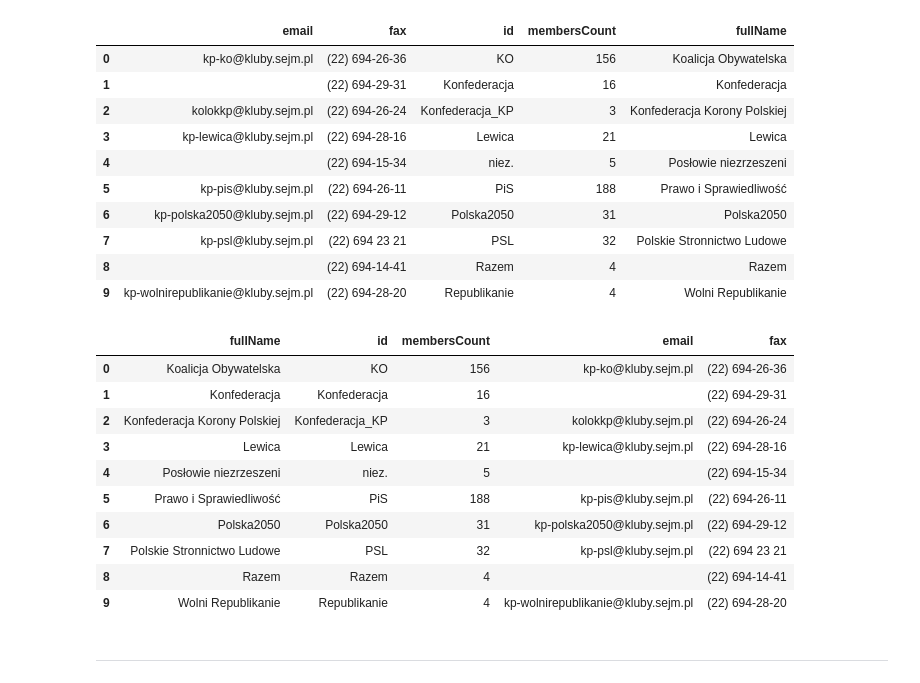
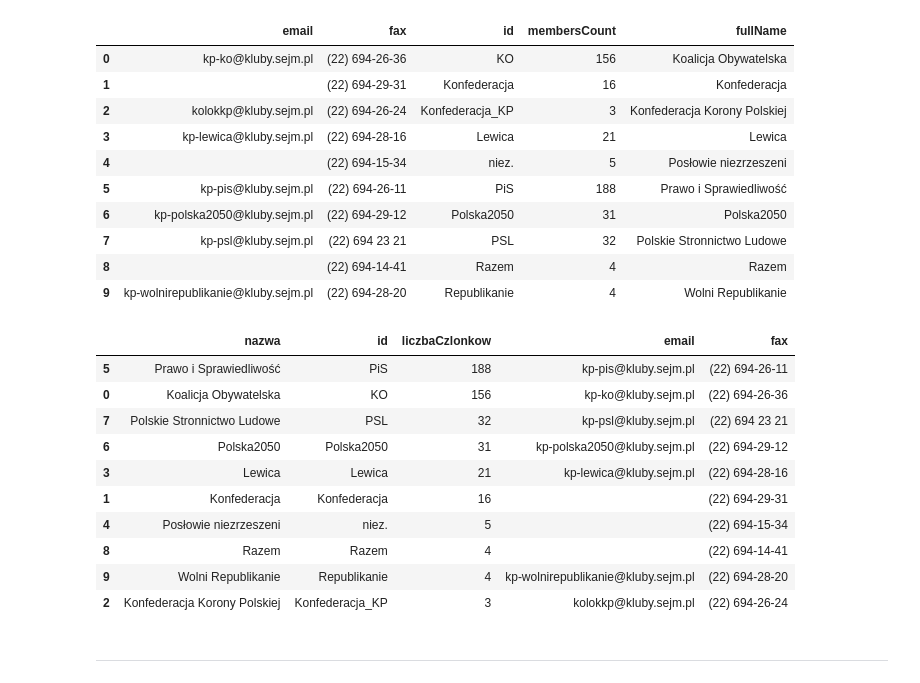
Before and after one commit to stawarzkrzysztof/textMiningLingwistykaSejmowa, a Jupyter notebook: 2dataPreprocessing/dataPreprocessing.ipynb, the cells around one changed output. Drawn from its saved outputs; the diff is of its cells as text; code cells hidden in the pictures.

```diff
--- a/2dataPreprocessing/dataPreprocessing.ipynb
+++ b/2dataPreprocessing/dataPreprocessing.ipynb
@@ -171,19 +178,21 @@ clubs
 | 8 |  | (22) 694-14-41 | Razem | 4 | Razem |
 | 9 | kp-wolnirepublikanie@kluby.sejm.pl | (22) 694-28-20 | Republikanie | 4 | Wolni Republikanie |
 # %%
-clubs.iloc[:, [4, 2, 3, 0, 1]]
+clubs = clubs.iloc[:, [4, 2, 3, 0, 1]].sort_values(by="membersCount", ascending=False).rename({"fullName": "nazwa", "membersCount": "liczbaCzlonkow"}, axis=1)
-# %% [output]
-|  | fullName | id | membersCount | email | fax |
-| 0 | Koalicja Obywatelska | KO | 156 | kp-ko@kluby.sejm.pl | (22) 694-26-36 |
-| 1 | Konfederacja | Konfederacja | 16 |  | (22) 694-29-31 |
-| 2 | Konfederacja Korony Polskiej | Konfederacja_KP | 3 | kolokkp@kluby.sejm.pl | (22) 694-26-24 |
-| 3 | Lewica | Lewica | 21 | kp-lewica@kluby.sejm.pl | (22) 694-28-16 |
-| 4 | Posłowie niezrzeszeni | niez. | 5 |  | (22) 694-15-34 |
-| 5 | Prawo i Sprawiedliwość | PiS | 188 | kp-pis@kluby.sejm.pl | (22) 694-26-11 |
-| 6 | Polska2050 | Polska2050 | 31 | kp-polska2050@kluby.sejm.pl | (22) 694-29-12 |
-| 7 | Polskie Stronnictwo Ludowe | PSL | 32 | kp-psl@kluby.sejm.pl | (22) 694 23 21 |
-| 8 | Razem | Razem | 4 |  | (22) 694-14-41 |
-| 9 | Wolni Republikanie | Republikanie | 4 | kp-wolnirepublikanie@kluby.sejm.pl | (22) 694-28-20 |
+# %%
+clubs
+# %% [output]
+|  | nazwa | id | liczbaCzlonkow | email | fax |
+| 5 | Prawo i Sprawiedliwość | PiS | 188 | kp-pis@kluby.sejm.pl | (22) 694-26-11 |
+| 0 | Koalicja Obywatelska | KO | 156 | kp-ko@kluby.sejm.pl | (22) 694-26-36 |
+| 7 | Polskie Stronnictwo Ludowe | PSL | 32 | kp-psl@kluby.sejm.pl | (22) 694 23 21 |
+| 6 | Polska2050 | Polska2050 | 31 | kp-polska2050@kluby.sejm.pl | (22) 694-29-12 |
+| 3 | Lewica | Lewica | 21 | kp-lewica@kluby.sejm.pl | (22) 694-28-16 |
+| 1 | Konfederacja | Konfederacja | 16 |  | (22) 694-29-31 |
+| 4 | Posłowie niezrzeszeni | niez. | 5 |  | (22) 694-15-34 |
+| 8 | Razem | Razem | 4 |  | (22) 694-14-41 |
+| 9 | Wolni Republikanie | Republikanie | 4 | kp-wolnirepublikanie@kluby.sejm.pl | (22) 694-28-20 |
+| 2 | Konfederacja Korony Polskiej | Konfederacja_KP | 3 | kolokkp@kluby.sejm.pl | (22) 694-26-24 |
 # %%
 clubs.to_csv("/Users/krzysztofstawarz/GithubRepositories/textMiningLingwistykaSejmowa/2dataPreprocessing/dataPreprocessed/clubs.csv", index=False, header=True)
 # %% [markdown]
```
Also changed, not shown: parts of 31 cells of this notebook, 3 other files.
